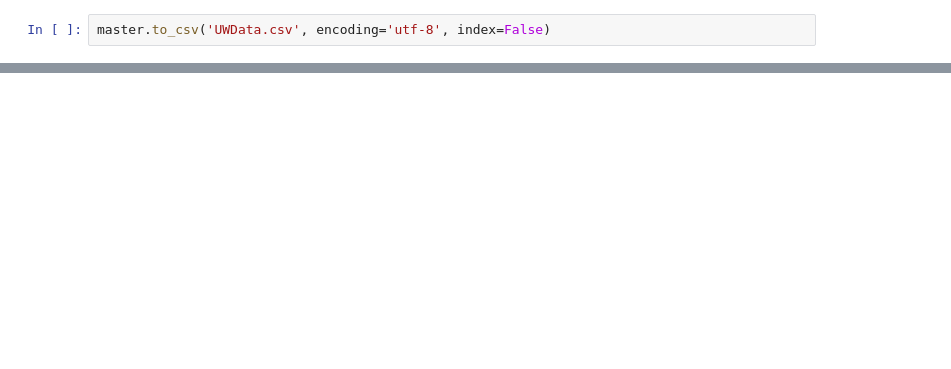
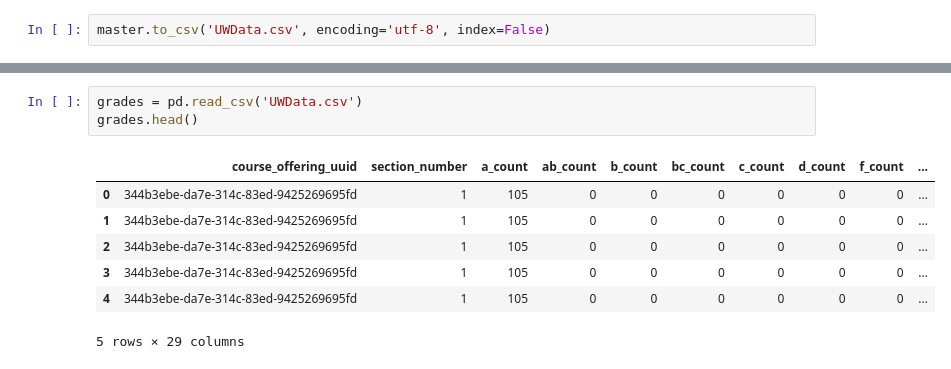
Before and after one commit to etschmidt/cbs_data_analytics, a Jupyter notebook: Regressions/UWMadisonRegressions.ipynb, the cells around one changed output, grey strips where cells are left out. Cells and saved outputs as stored; diff of their text form; blank space fills up the shorter version.

```diff
--- a/Regressions/UWMadisonRegressions.ipynb
+++ b/Regressions/UWMadisonRegressions.ipynb
@@ -37,0 +112,11 @@ master.to_csv('UWData.csv', encoding='utf-8', index=False)
+# %%
+grades = pd.read_csv('UWData.csv')
+grades.head()
+# %% [output]
+|  | course_offering_uuid | section_number | a_count | ab_count | b_count | bc_count | c_count | d_count | f_count | ... |
+| 0 | 344b3ebe-da7e-314c-83ed-9425269695fd | 1 | 105 | 0 | 0 | 0 | 0 | 0 | 0 | ... |
+| 1 | 344b3ebe-da7e-314c-83ed-9425269695fd | 1 | 105 | 0 | 0 | 0 | 0 | 0 | 0 | ... |
+| 2 | 344b3ebe-da7e-314c-83ed-9425269695fd | 1 | 105 | 0 | 0 | 0 | 0 | 0 | 0 | ... |
+| 3 | 344b3ebe-da7e-314c-83ed-9425269695fd | 1 | 105 | 0 | 0 | 0 | 0 | 0 | 0 | ... |
+| 4 | 344b3ebe-da7e-314c-83ed-9425269695fd | 1 | 105 | 0 | 0 | 0 | 0 | 0 | 0 | ... |
+5 rows × 29 columns
```
Also changed, not shown: parts of 18 cells of this notebook.
